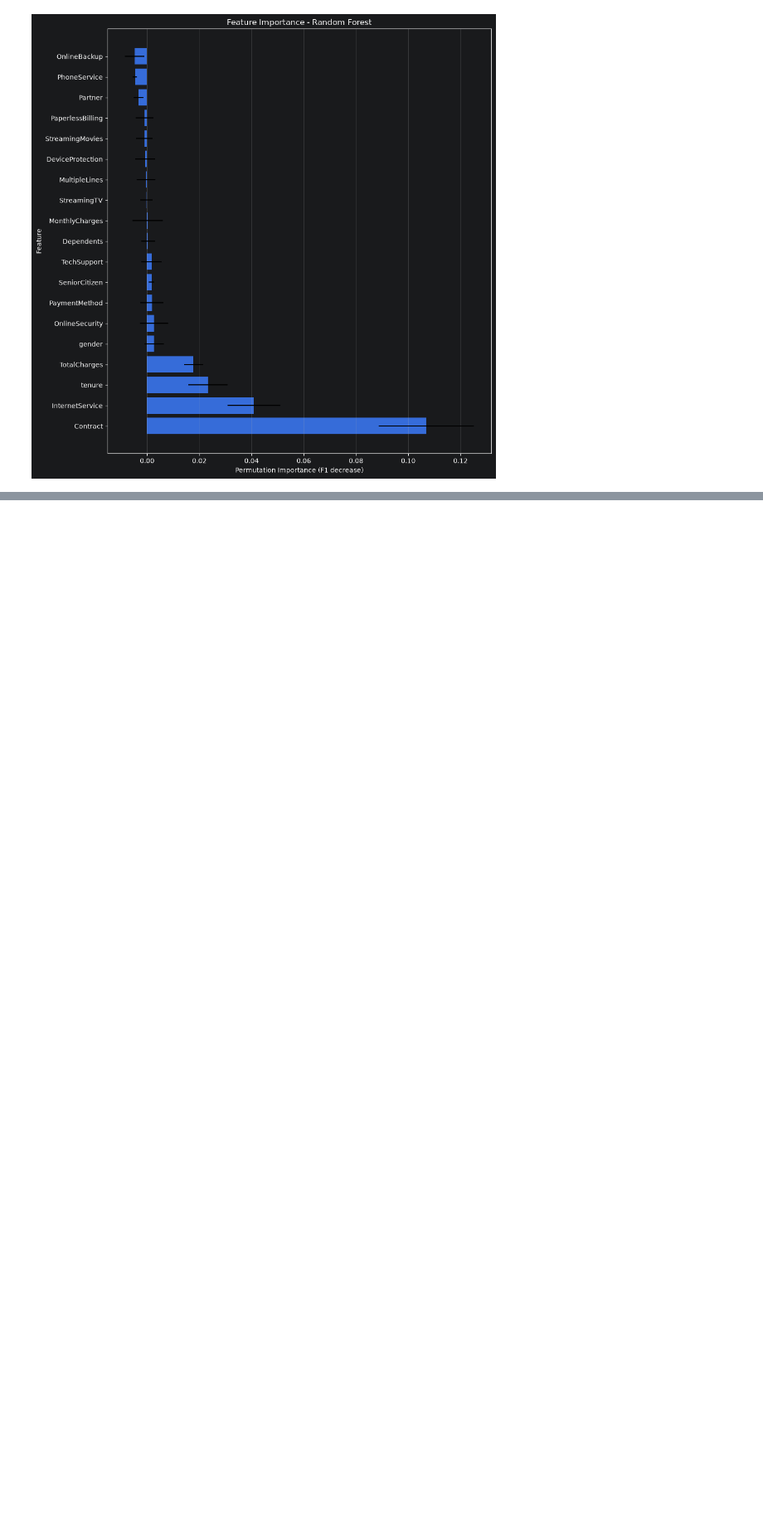
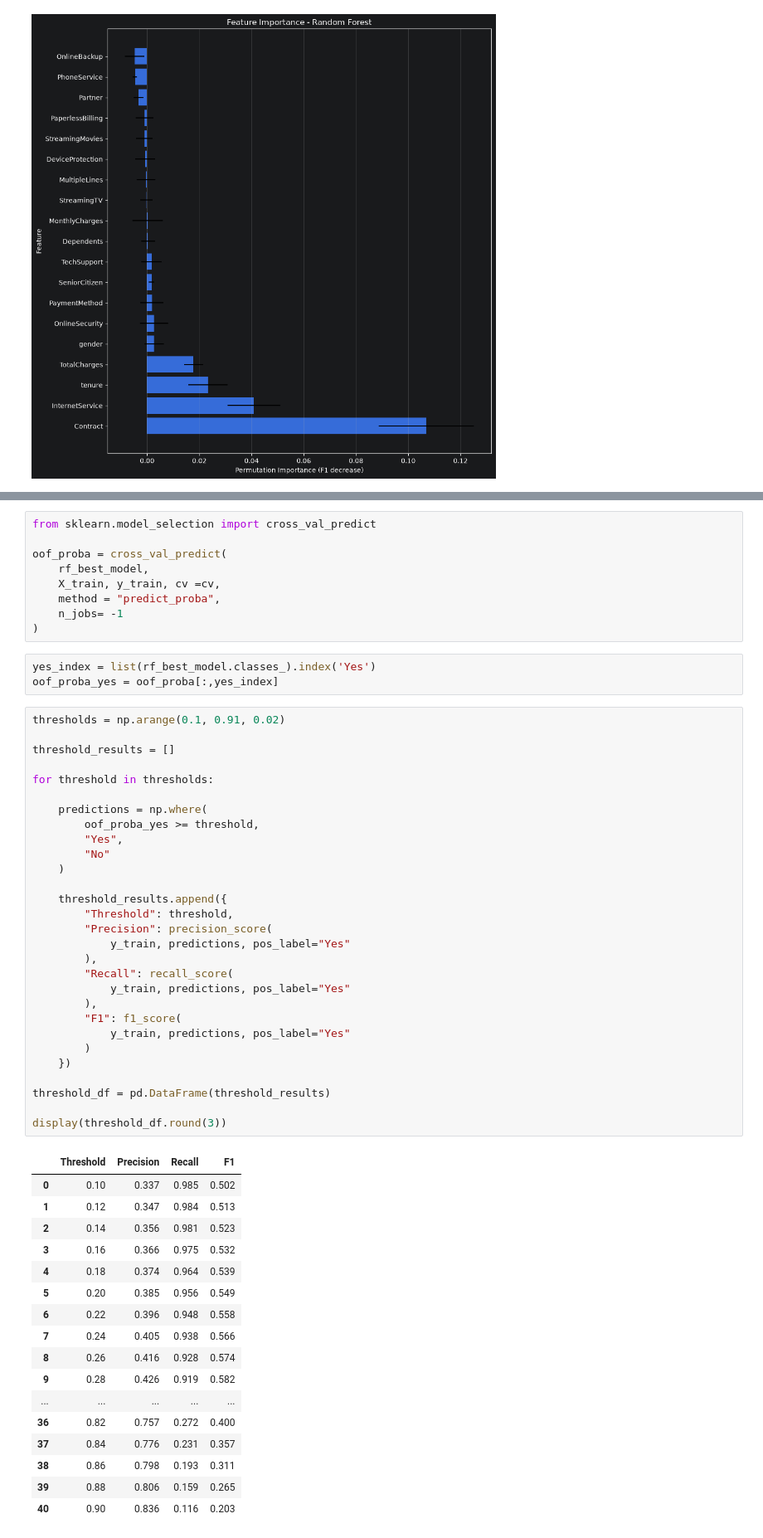
Before and after one commit to Juli-af/customer-churn-prediction, a Jupyter notebook: notebooks/01_data_inspection.ipynb, the cells around one changed output, grey strips where cells are left out. Shown at 83% size. Saved outputs shown, nothing was run; the diff lists cells and outputs as text; blank space fills up the shorter version.

```diff
--- a/notebooks/01_data_inspection.ipynb
+++ b/notebooks/01_data_inspection.ipynb
@@ -818,0 +933,59 @@ plt.show()
+# %%
+from sklearn.model_selection import cross_val_predict
+
+oof_proba = cross_val_predict(
+    rf_best_model,
+    X_train, y_train, cv =cv,
+    method = "predict_proba",
+    n_jobs= -1
+)
+# %%
+yes_index = list(rf_best_model.classes_).index('Yes')
+oof_proba_yes = oof_proba[:,yes_index]
+# %%
+thresholds = np.arange(0.1, 0.91, 0.02)
+
+threshold_results = []
+
+for threshold in thresholds:
+
+    predictions = np.where(
+        oof_proba_yes >= threshold,
+        "Yes",
+        "No"
+    )
+
+    threshold_results.append({
+        "Threshold": threshold,
+        "Precision": precision_score(
+            y_train, predictions, pos_label="Yes"
+        ),
+        "Recall": recall_score(
+            y_train, predictions, pos_label="Yes"
+        ),
+        "F1": f1_score(
+            y_train, predictions, pos_label="Yes"
+        )
+    })
+
+threshold_df = pd.DataFrame(threshold_results)
+
+display(threshold_df.round(3))
+# %% [output]
+|  | Threshold | Precision | Recall | F1 |
+| 0 | 0.10 | 0.337 | 0.985 | 0.502 |
+| 1 | 0.12 | 0.347 | 0.984 | 0.513 |
+| 2 | 0.14 | 0.356 | 0.981 | 0.523 |
+| 3 | 0.16 | 0.366 | 0.975 | 0.532 |
+| 4 | 0.18 | 0.374 | 0.964 | 0.539 |
+| 5 | 0.20 | 0.385 | 0.956 | 0.549 |
+| 6 | 0.22 | 0.396 | 0.948 | 0.558 |
+| 7 | 0.24 | 0.405 | 0.938 | 0.566 |
+| 8 | 0.26 | 0.416 | 0.928 | 0.574 |
+| 9 | 0.28 | 0.426 | 0.919 | 0.582 |
+| ... | ... | ... | ... | ... |
+| 36 | 0.82 | 0.757 | 0.272 | 0.400 |
+| 37 | 0.84 | 0.776 | 0.231 | 0.357 |
+| 38 | 0.86 | 0.798 | 0.193 | 0.311 |
+| 39 | 0.88 | 0.806 | 0.159 | 0.265 |
+| 40 | 0.90 | 0.836 | 0.116 | 0.203 |
```
Also changed, not shown: parts of 7 cells of this notebook.
